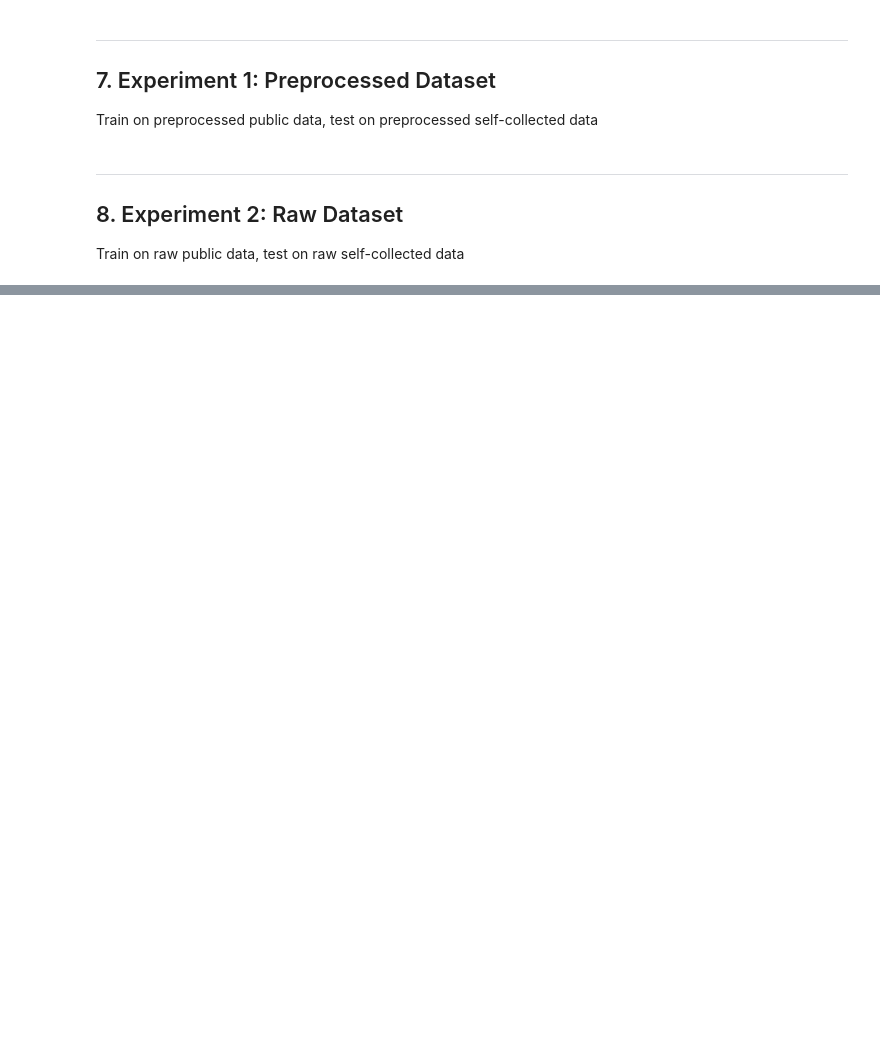
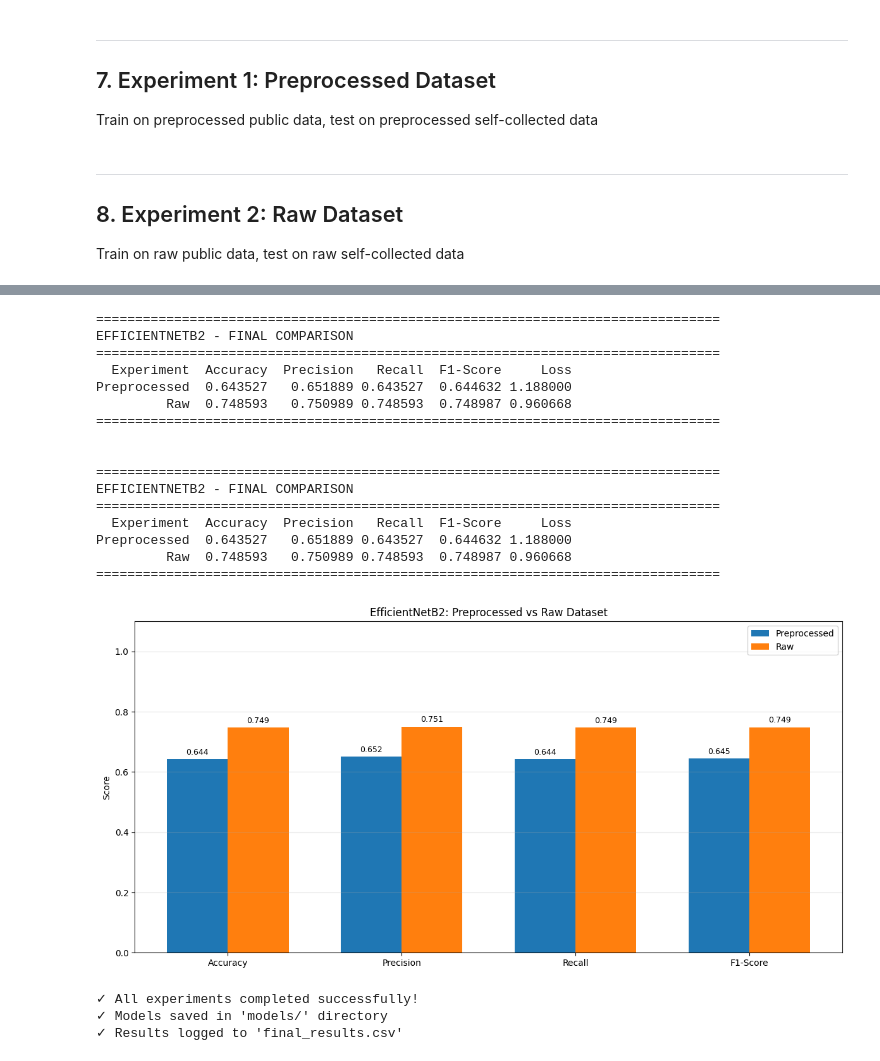
Before and after one commit to KyroChu32/CV-project, a Jupyter notebook: EfficientNetB2/train_03_efficientnetb2.ipynb, the cells around one changed output, grey strips where cells are left out. Drawn from its saved outputs; the diff is of its cells as text; code cells hidden in the pictures; blank space fills up the shorter version.

```diff
--- a/EfficientNetB2/train_03_efficientnetb2.ipynb
+++ b/EfficientNetB2/train_03_efficientnetb2.ipynb
@@ -585,5 +902,32 @@ Compare results from both experiments
 # %%
 # Create comparison DataFrame
+# Check if results variables exist, if not try to load and evaluate models
+try:
+    results_prep
+except NameError:
+    print("results_prep not defined, loading saved models...")
+    # Load and evaluate if not already done
+    if 'model_prep' not in locals() or model_prep is None:
+        model_prep = load_saved_model('models/efficientnetb2_preprocessed.keras')
+    if model_prep is not None:
+        train_gen_prep, val_gen_prep, test_gen_prep = create_data_generators(
+            PREPROCESSED_TRAIN, PREPROCESSED_VAL, PREPROCESSED_TEST_SELF, use_augmentation=False
+        )
+        results_prep = evaluate_model(model_prep, test_gen_prep, "EfficientNetB2 - Preprocessed")
+
+try:
+    results_raw
+except NameError:
+    print("results_raw not defined, loading saved models...")
+    if 'model_raw' not in locals() or model_raw is None:
+        model_raw = load_saved_model('models/efficientnetb2_raw.keras')
+    if model_raw is not None:
+        val_datagen = ImageDataGenerator(preprocessing_function=preprocess_input, validation_split=0.2)
+        train_gen_raw = val_datagen.flow_from_directory(RAW_PUBLIC, target_size=IMG_SIZE, batch_size=BATCH_SIZE, class_mode='categorical', shuffle=True, classes=CLASSES, subset='training')
+        val_gen_raw = val_datagen.flow_from_directory(RAW_PUBLIC, target_size=IMG_SIZE, batch_size=BATCH_SIZE, class_mode='categorical', shuffle=False, classes=CLASSES, subset='validation')
+        test_gen_raw = ImageDataGenerator(preprocessing_function=preprocess_input).flow_from_directory(RAW_SELF, target_size=IMG_SIZE, batch_size=BATCH_SIZE, class_mode='categorical', shuffle=False, classes=CLASSES)
+        results_raw = evaluate_model(model_raw, test_gen_raw, "EfficientNetB2 - Raw")
+
 comparison_df = pd.DataFrame({
     'Experiment': ['Preprocessed', 'Raw'],
     'Accuracy': [results_prep['accuracy'], results_raw['accuracy']],
@@ -612,30 +956,51 @@ bars1 = ax.bar(x - width/2,
 bars2 = ax.bar(x + width/2,
                [results_raw['accuracy'], results_raw['precision'],
                 results_raw['recall'], results_raw['f1']],
                width, label='Raw')
 
 ax.set_ylabel('Score')
 ax.set_title('EfficientNetB2: Preprocessed vs Raw Dataset')
 ax.set_xticks(x)
 ax.set_xticklabels(metrics)
 ax.legend()
 ax.set_ylim([0, 1.1])
 ax.grid(axis='y', alpha=0.3)
 
 # Add value labels on bars
 for bars in [bars1, bars2]:
     for bar in bars:
         height = bar.get_height()
         ax.annotate(f'{height:.3f}',
                     xy=(bar.get_x() + bar.get_width() / 2, height),
                     xytext=(0, 3),
                     textcoords="offset points",
                     ha='center', va='bottom',
                     fontsize=9)
 
 plt.tight_layout()
 plt.show()
 
 print("\n✓ All experiments completed successfully!")
 print("✓ Models saved in 'models/' directory")
 print("✓ Results logged to 'final_results.csv'")
+# %% [output]
+================================================================================
+EFFICIENTNETB2 - FINAL COMPARISON
+================================================================================
+  Experiment  Accuracy  Precision   Recall  F1-Score     Loss
+Preprocessed  0.643527   0.651889 0.643527  0.644632 1.188000
+         Raw  0.748593   0.750989 0.748593  0.748987 0.960668
+================================================================================
+
+
+================================================================================
+EFFICIENTNETB2 - FINAL COMPARISON
+================================================================================
+  Experiment  Accuracy  Precision   Recall  F1-Score     Loss
+Preprocessed  0.643527   0.651889 0.643527  0.644632 1.188000
+         Raw  0.748593   0.750989 0.748593  0.748987 0.960668
+================================================================================
+[figure, added]
+✓ All experiments completed successfully!
+✓ Models saved in 'models/' directory
+✓ Results logged to 'final_results.csv'
```
Also changed, not shown: parts of 14 cells of this notebook, 3 other files.
